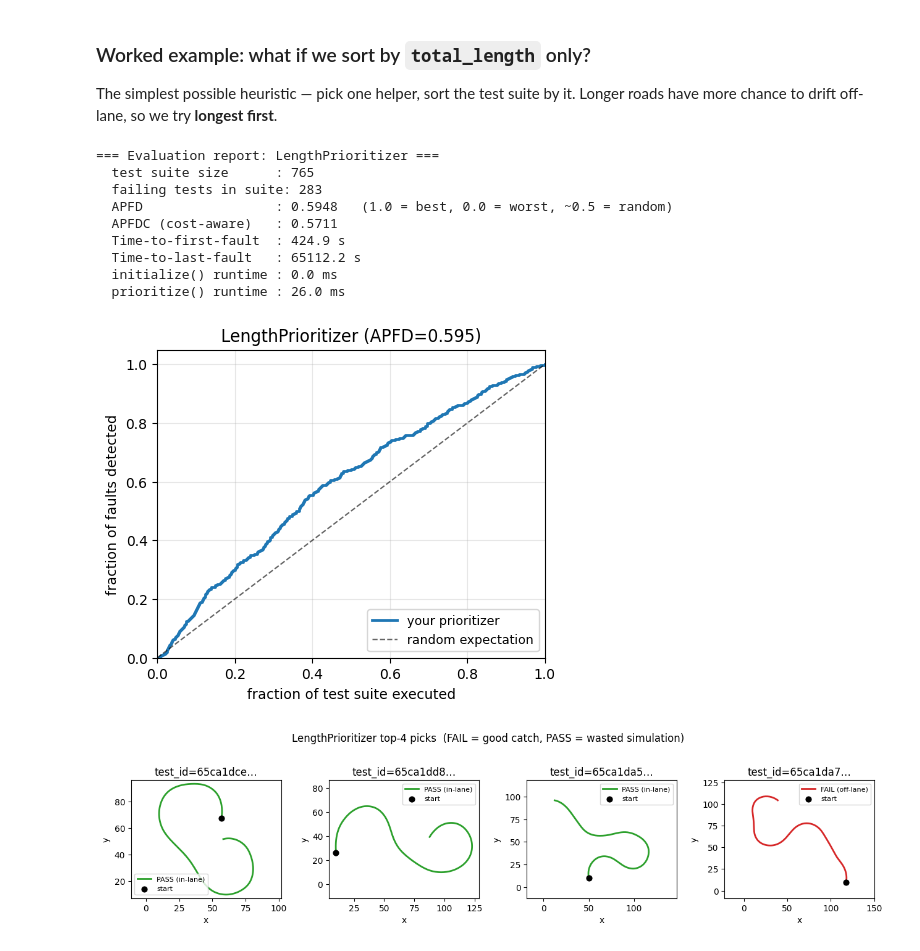
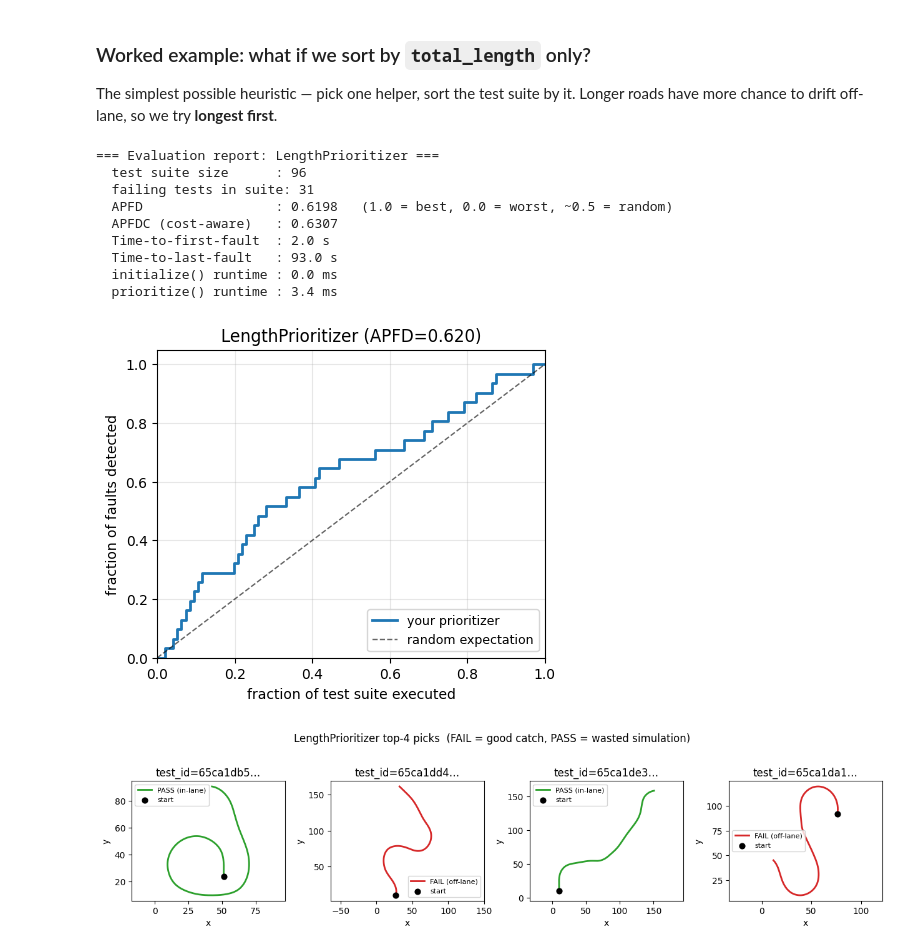
Before and after one commit to yongjunshin/Introduction_to_Software_Testing_for_Safe_AI, a Jupyter notebook: modules/10_projects/1_SDC_testing_challenge/exercises/sdc_prioritization_challenge.ipynb, the cells around one changed output. Drawn from its saved outputs; the diff is of its cells as text; code cells hidden in the pictures.

```diff
--- a/modules/10_projects/1_SDC_testing_challenge/exercises/sdc_prioritization_challenge.ipynb
+++ b/modules/10_projects/1_SDC_testing_challenge/exercises/sdc_prioritization_challenge.ipynb
@@ -24,21 +31,33 @@ CHALLENGE_ROOT = Path.cwd().parent
 sys.path.insert(0, str(CHALLENGE_ROOT))
 
 from sdc_lib import (
-    load_dataset, split_train_test,
+    load_train, load_test_suite, make_local_validation,
     evaluate,
     RandomPrioritizer, IdentityPrioritizer,
     plot_road, plot_roads_grid, plot_fault_detection_curve, plot_top_picks,
 )
 
-raw_records = load_dataset(CHALLENGE_ROOT / "data" / "sdc-test-data.json")
-train_oracles, test_suite, ground_truth = split_train_test(
-    raw_records, train_ratio=0.2, seed=42,
+# PUBLIC data — the only files you have.
+#   train_oracles : labelled cases   -> MyPrioritizer.initialize()
+#   test_suite    : UNlabelled cases -> MyPrioritizer.prioritize()  (submission target)
+train_oracles = load_train(CHALLENGE_ROOT / "data" / "sdc-train.json")
+test_suite    = load_test_suite(CHALLENGE_ROOT / "data" / "sdc-test-suite.json")
+
+# The test-set labels live with your instructor, not in this repo. To estimate
+# your APFD locally, carve a validation split out of the labelled training set:
+#   dev_oracles      -> train on this
+#   val_suite        -> reorder this (labels stripped)
+#   val_ground_truth -> local answer key (built from the training labels)
+dev_oracles, val_suite, val_ground_truth = make_local_validation(
+    train_oracles, val_ratio=0.3, seed=0,
 )
 
-print(f"Total test cases in dataset : {len(raw_records)}")
-print(f"Train (with oracle)         : {len(train_oracles)} cases")
-print(f"Test suite (oracle hidden)  : {len(test_suite)} cases")
+print(f"train_oracles (labelled)   : {len(train_oracles)} cases")
+print(f"test_suite (hidden labels) : {len(test_suite)} cases  <- your submission target")
 print()
-print(f"Sample train oracle entry   : {train_oracles[0]!r}"[:120] + " ...")
-print(f"Sample test_suite entry     : {test_suite[0]!r}"[:120] + " ...")
+print(f"local dev_oracles          : {len(dev_oracles)} cases   <- train on this")
+print(f"local val_suite/val_gt     : {len(val_suite)} cases   <- self-evaluation only")
+print()
+print(f"Sample train oracle entry  : {train_oracles[0]!r}"[:120] + " ...")
+print(f"Sample test_suite entry    : {test_suite[0]!r}"[:120] + " ...")
 # %% [output]
@@ -352,7 +371,7 @@ class LengthPrioritizer:
         return [tc.test_id for tc in ranked]
 
 
-report_length = evaluate(LengthPrioritizer(), train_oracles, test_suite, ground_truth)
+report_length = evaluate(LengthPrioritizer(), dev_oracles, val_suite, val_ground_truth)
 print(report_length)
 plot_fault_detection_curve(
     report_length.failed_positions, report_length.n_tests,
@@ -361,21 +380,21 @@ plot_fault_detection_curve(
 plt.show()
 # %% [output]
 === Evaluation report: LengthPrioritizer ===
-  test suite size      : 765
-  failing tests in suite: 283
-  APFD                 : 0.5948   (1.0 = best, 0.0 = worst, ~0.5 = random)
-  APFDC (cost-aware)   : 0.5711
-  Time-to-first-fault  : 424.9 s
-  Time-to-last-fault   : 65112.2 s
+  test suite size      : 96
+  failing tests in suite: 31
+  APFD                 : 0.6198   (1.0 = best, 0.0 = worst, ~0.5 = random)
+  APFDC (cost-aware)   : 0.6307
+  Time-to-first-fault  : 2.0 s
+  Time-to-last-fault   : 93.0 s
   initialize() runtime : 0.0 ms
-  prioritize() runtime : 26.0 ms
+  prioritize() runtime : 3.4 ms
-[figure, old version]
+[figure, new version]
 # %%
-# Inspect LengthPrioritizer's top picks (the worked example above).
-plot_top_picks(report_length, test_suite, ground_truth, k=4)
+# Inspect LengthPrioritizer's top picks (the worked example above, on the local split).
+plot_top_picks(report_length, val_suite, val_ground_truth, k=4)
 plt.show()
 # %% [output]
-[figure, old version]
+[figure, new version]
 # %% [markdown]
 ## 7. Submission
 
```
Also changed, not shown: parts of 13 cells of this notebook, 8 other files.
